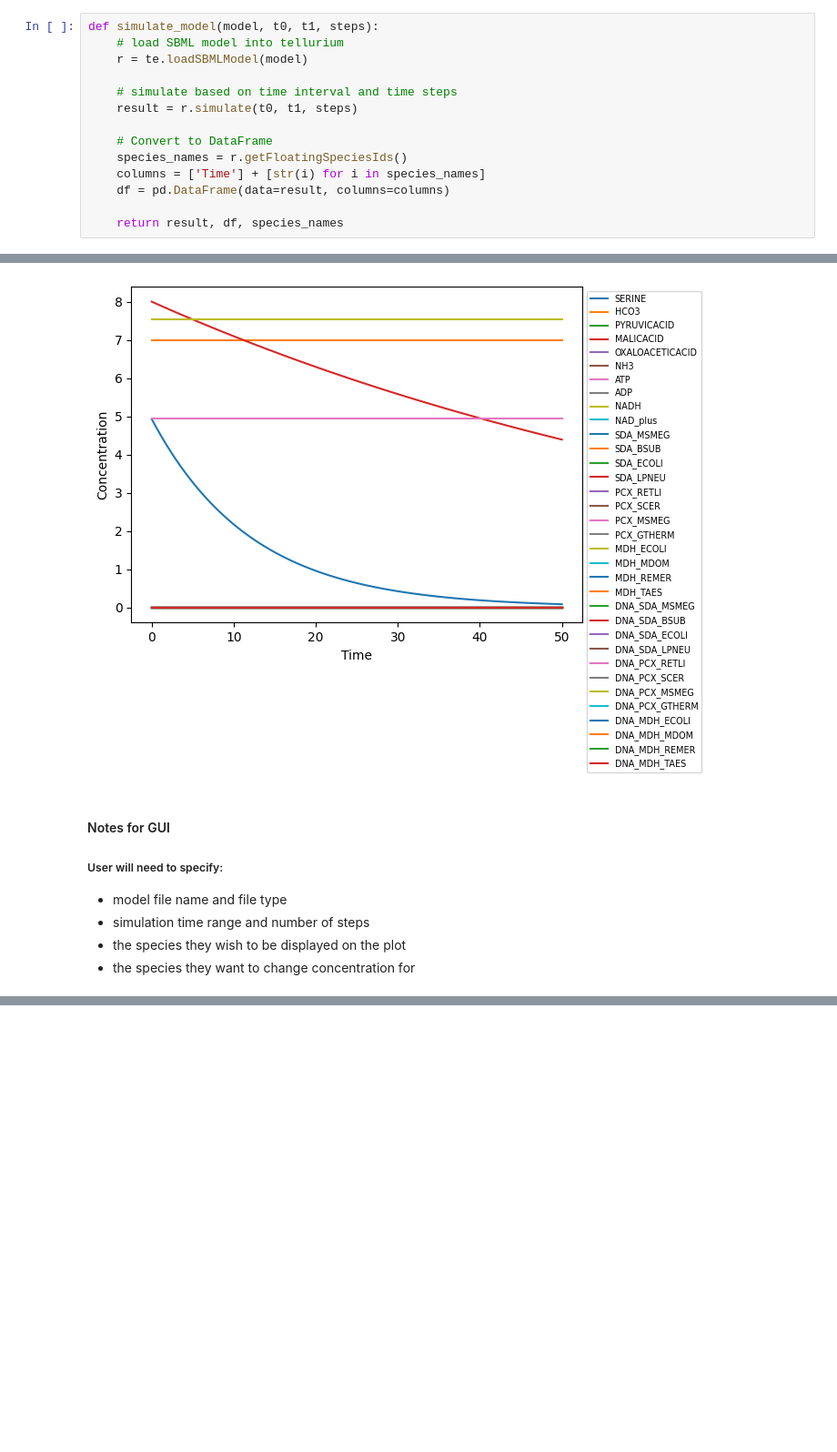
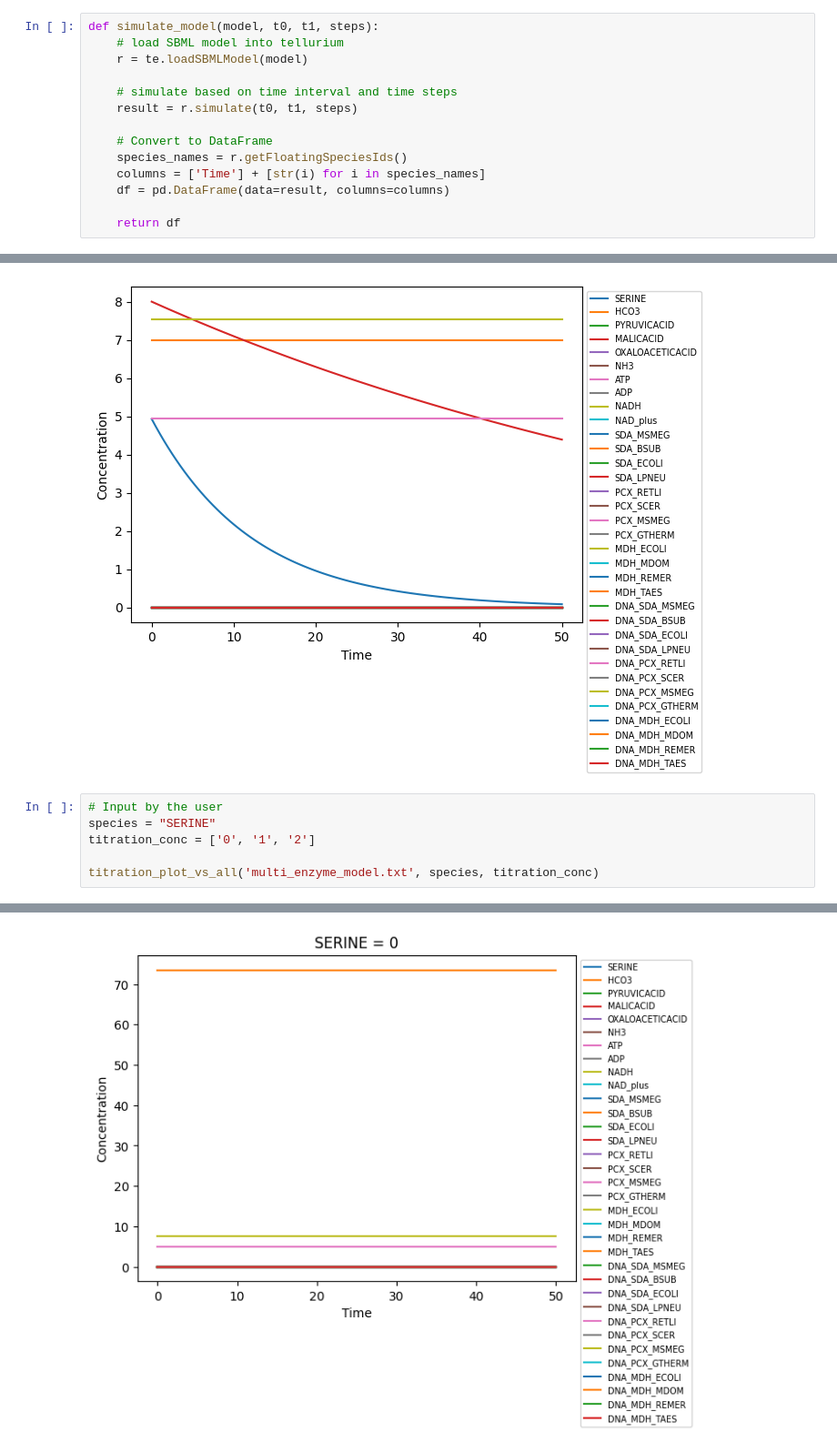
Before and after one commit to 2nd-best-FRENDAs/2nd-best-FRENDAs, a Jupyter notebook: Scripts/Tellurium_project_trial.ipynb, the cells around one changed output, grey strips where cells are left out. Shown: that part at 91% size. Saved outputs shown, nothing was run; the diff lists cells and outputs as text; blank space fills up the shorter version.

```diff
--- a/Scripts/Tellurium_project_trial.ipynb
+++ b/Scripts/Tellurium_project_trial.ipynb
@@ -83,7 +83,7 @@ def simulate_model(model, t0, t1, steps):
     columns = ['Time'] + [str(i) for i in species_names]
     df = pd.DataFrame(data=result, columns=columns)
 
-    return result, df, species_names
+    return df
 # %%
 def export_csv(model):
     """
@@ -205,10 +323,10 @@ MALICACID=8;
 
 Successfully converted file 'temp_model.txt' from antimony to SBML and loaded.
 [figure]
-# %% [markdown]
-#### Notes for GUI
-##### User will need to specify:
-- model file name and file type
-- simulation time range and number of steps
-- the species they wish to be displayed on the plot
-- the species they want to change concentration for
+# %%
+# Input by the user
+species = "SERINE"
+titration_conc = ['0', '1', '2']
+
+titration_plot_vs_all('multi_enzyme_model.txt', species, titration_conc)
+# %% [output]
@@ -214,0 +334 @@ Successfully converted file 'temp_model.txt' from antimony to SBML and loaded.
+[figure, added]
```
Also changed, not shown: parts of 6 cells of this notebook.
